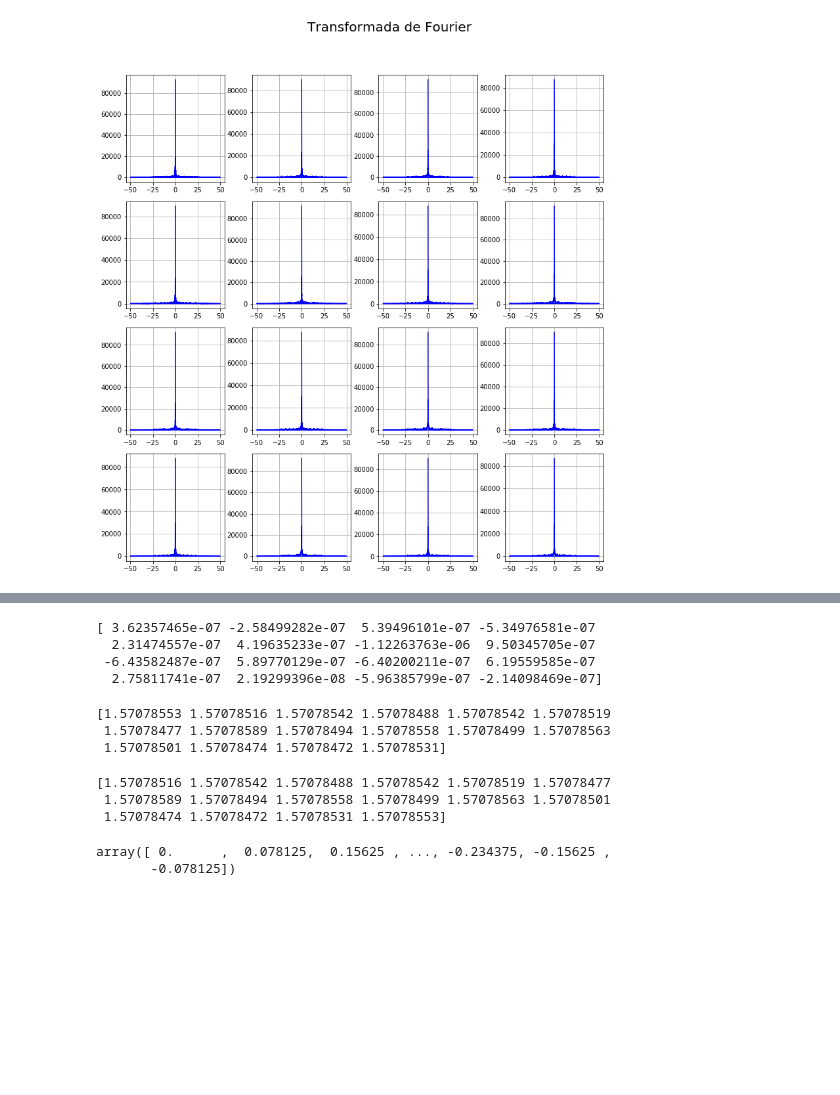
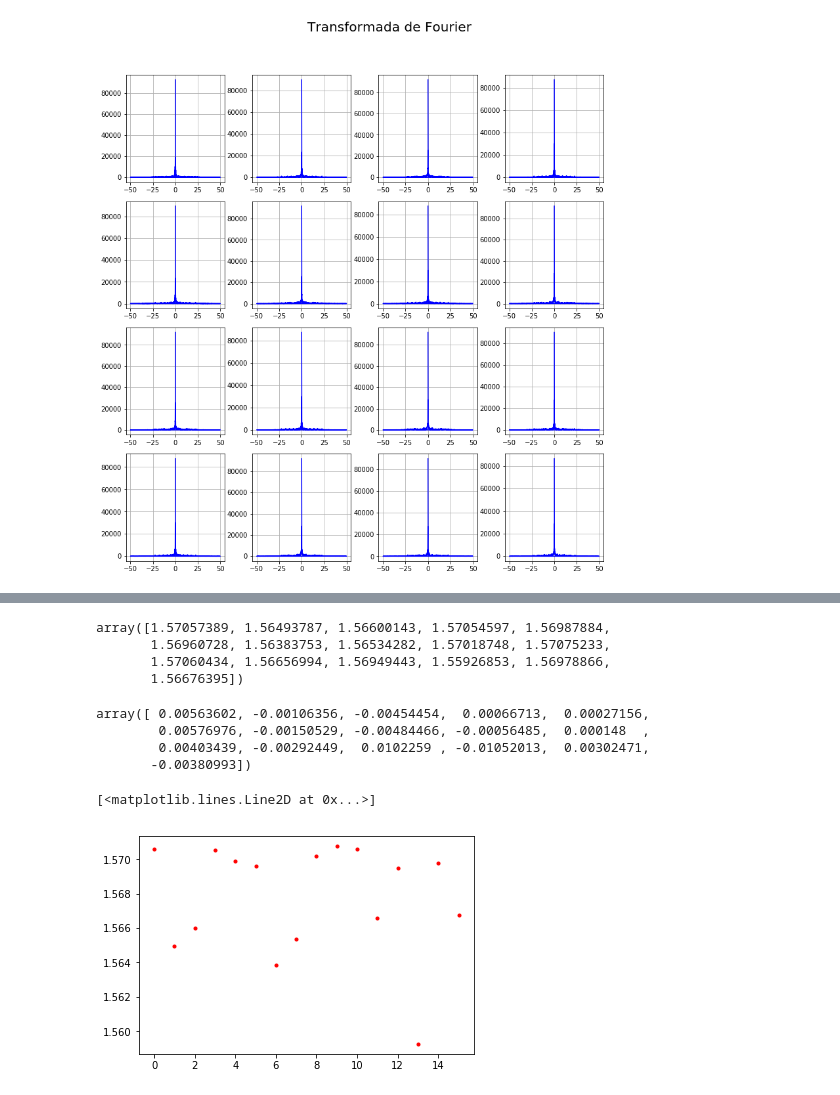
Before and after one commit to jomen93/Electronica_Digital, a Jupyter notebook: Piezoelectricos.ipynb, the cells around one changed output, grey strips where cells are left out. Cells and saved outputs as stored; diff of their text form; code cells hidden in the pictures; blank space fills up the shorter version.

```diff
--- a/Piezoelectricos.ipynb
+++ b/Piezoelectricos.ipynb
@@ -89,31 +106,23 @@ plt.plot(xf[1],np.abs(yf[1]),"b-")
 # %%
-ymax = np.zeros(len(im))
+fase = np.zeros(len(im))
 for i in range(len(im)):
-    xmax = np.argmax(np.abs(yf[i]))
-    ymax[i] = (np.abs(yf[i][xmax]))
+    fase[i] = np.max(np.arctan(np.imag(yf[i])/np.real(yf[i])))
 
-fase = np.arctan(ymax)
-
-print (fase-np.roll(fase,-1))
+fase
 # %% [output]
-[ 3.62357465e-07 -2.58499282e-07  5.39496101e-07 -5.34976581e-07
-  2.31474557e-07  4.19635233e-07 -1.12263763e-06  9.50345705e-07
- -6.43582487e-07  5.89770129e-07 -6.40200211e-07  6.19559585e-07
-  2.75811741e-07  2.19299396e-08 -5.96385799e-07 -2.14098469e-07]
+array([1.57057389, 1.56493787, 1.56600143, 1.57054597, 1.56987884,
+       1.56960728, 1.56383753, 1.56534282, 1.57018748, 1.57075233,
+       1.57060434, 1.56656994, 1.56949443, 1.55926853, 1.56978866,
+       1.56676395])
-# %%
-print(fase)
-# %% [output]
-[1.57078553 1.57078516 1.57078542 1.57078488 1.57078542 1.57078519
- 1.57078477 1.57078589 1.57078494 1.57078558 1.57078499 1.57078563
- 1.57078501 1.57078474 1.57078472 1.57078531]
 # %%
-print(np.roll(fase,-1))
+fase-np.roll(fase,-1)
 # %% [output]
-[1.57078516 1.57078542 1.57078488 1.57078542 1.57078519 1.57078477
- 1.57078589 1.57078494 1.57078558 1.57078499 1.57078563 1.57078501
- 1.57078474 1.57078472 1.57078531 1.57078553]
+array([ 0.00563602, -0.00106356, -0.00454454,  0.00066713,  0.00027156,
+        0.00576976, -0.00150529, -0.00484466, -0.00056485,  0.000148  ,
+        0.00403439, -0.00292449,  0.0102259 , -0.01052013,  0.00302471,
+       -0.00380993])
-# %%
-xf[1]
-# %% [output]
-array([ 0.      ,  0.078125,  0.15625 , ..., -0.234375, -0.15625 ,
-       -0.078125])
+# %%
+plt.plot(f,"r.")
+# %% [output]
+[<matplotlib.lines.Line2D at 0x...>]
+[figure, added]
```
Also changed, not shown: parts of 14 cells of this notebook.
